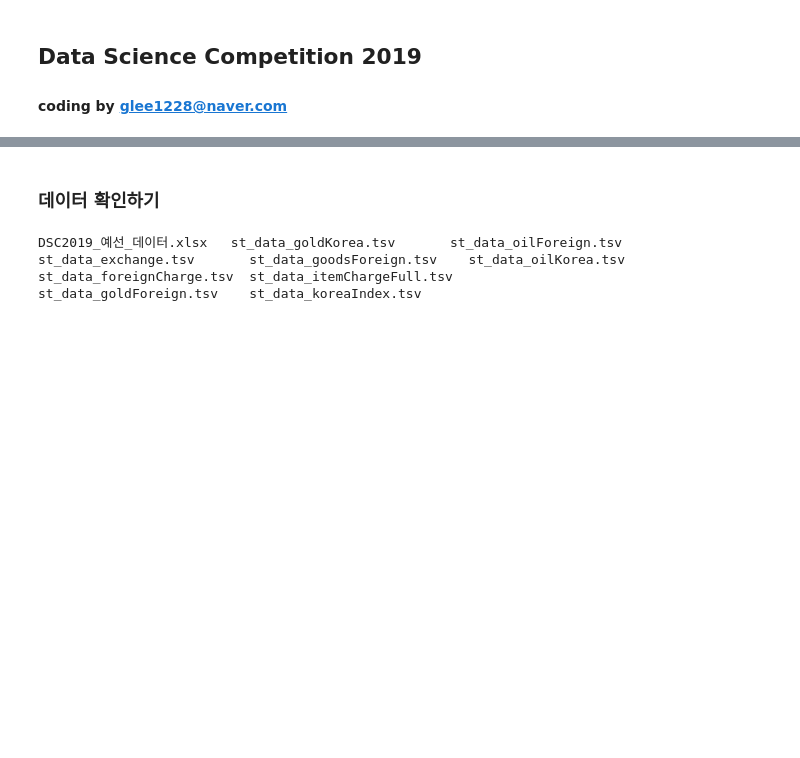
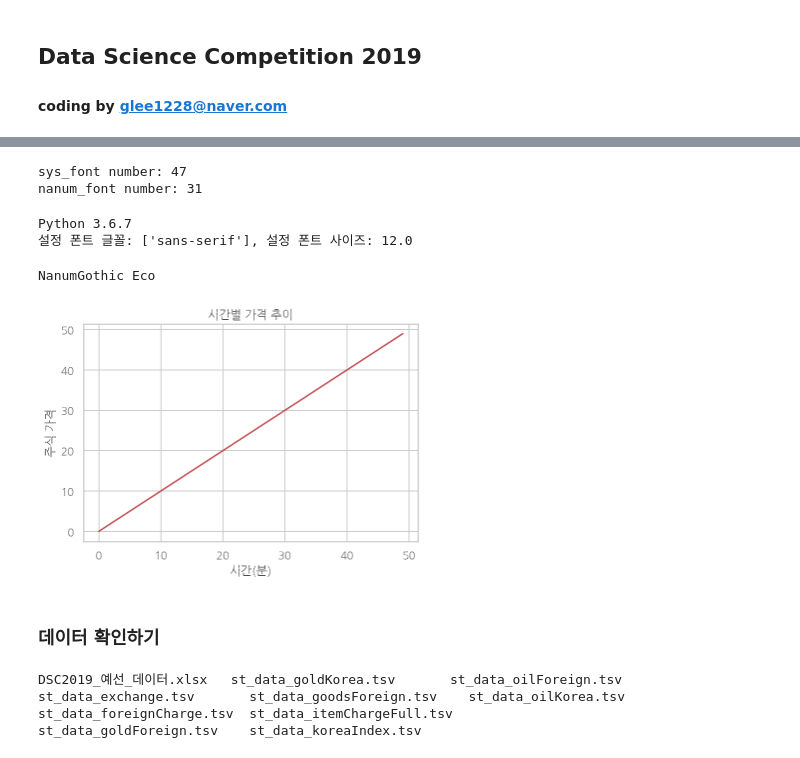
Before and after one commit to glee1228/DSC2019, a Jupyter notebook: dsc2019.ipynb, the cells around one changed output, grey strips where cells are left out. Saved outputs shown, nothing was run; the diff lists cells and outputs as text; code cells hidden in the pictures; blank space fills up the shorter version.

```diff
--- a/dsc2019.ipynb
+++ b/dsc2019.ipynb
@@ -19,0 +22,28 @@ Google Drive is mounted
+# %%
+import matplotlib.font_manager as fm  # 폰트 관련 용도
+# 체크해보면 폰트 개수가 늘어났다
+sys_font=fm.findSystemFonts()
+print(f"sys_font number: {len(sys_font)}")
+
+nanum_font = [f for f in sys_font if 'Nanum' in f]
+print(f"nanum_font number: {len(nanum_font)}")
+# %% [output]
+sys_font number: 47
+nanum_font number: 31
+# %%
+# 현재 설정되어 있는 폰트 사이즈와 글꼴을 알아보자
+!python --version
+def current_font():
+  print(f"설정 폰트 글꼴: {plt.rcParams['font.family']}, 설정 폰트 사이즈: {plt.rcParams['font.size']}")  # 파이썬 3.6 이상 사용가능하다
+
+current_font()
+# %% [output]
+Python 3.6.7
+설정 폰트 글꼴: ['sans-serif'], 설정 폰트 사이즈: 12.0
+# %%
+path = '/usr/share/fonts/truetype/nanum/NanumGothicEco.ttf'  # 설치된 나눔글꼴중 원하는 녀석의 전체 경로를 가져오자
+font_name = fm.FontProperties(fname=path, size=10).get_name()
+print(font_name)
+plt.rc('font', family=font_name)
+# %% [output]
+NanumGothic Eco
@@ -20,3 +53,13 @@ Google Drive is mounted
+# %%
+# 그려보자
+plt.plot(range(50), range(50), 'r')
+plt.title('시간별 가격 추이')
+plt.ylabel('주식 가격')
+plt.xlabel('시간(분)')
+plt.style.use('seaborn-pastel')
+plt.show()
+# %% [output]
+[figure, added]
 # %% [markdown]
 ### 데이터 확인하기
 # %%
```
Also changed, not shown: parts of 12 cells of this notebook.
